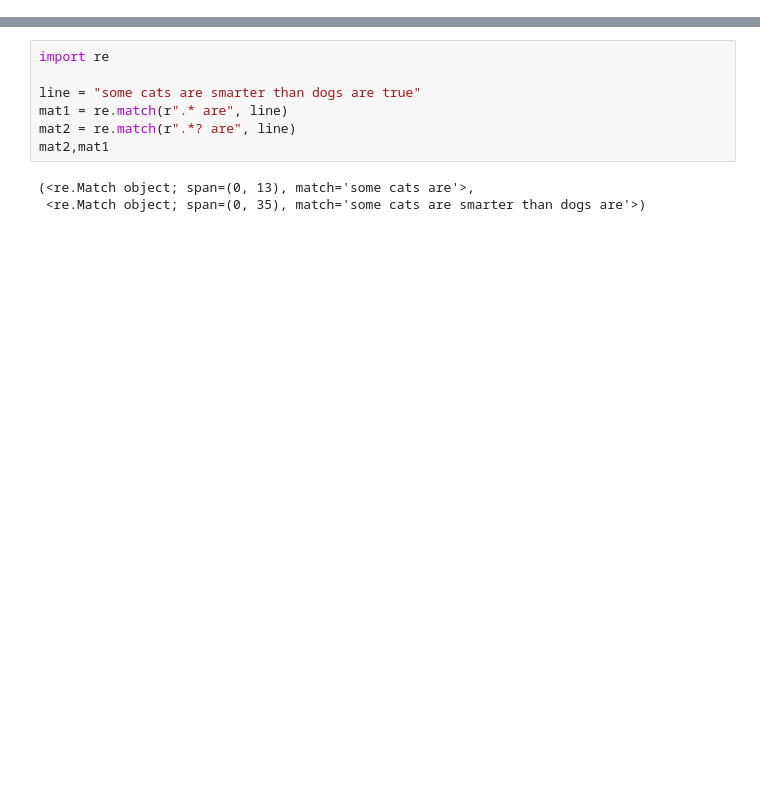
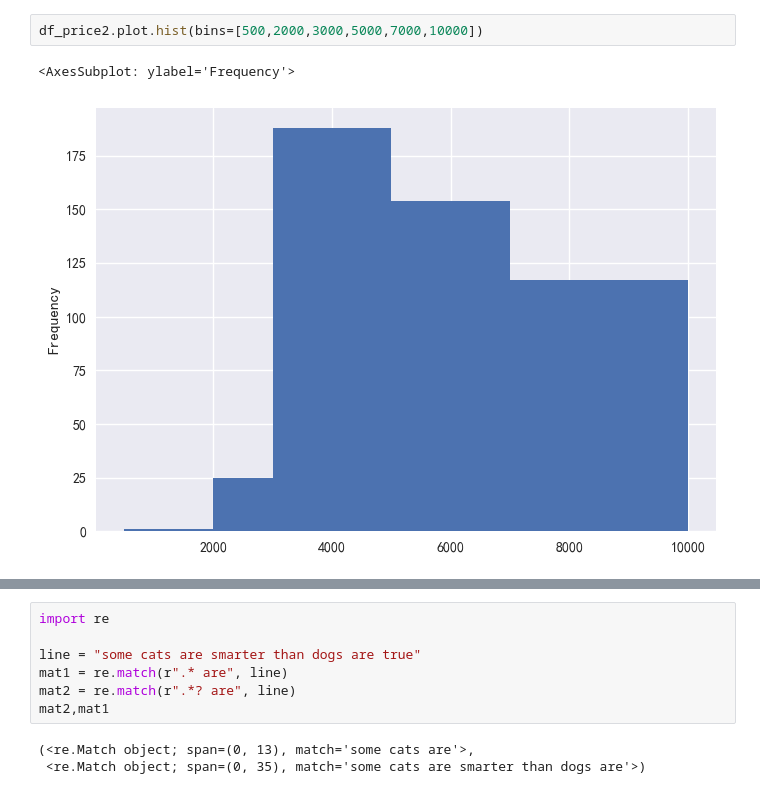
Before and after one commit to Marquis0065/pycharm_token2, a Jupyter notebook: jupyter.ipynb, the cells around one changed output, grey strips where cells are left out. Drawn from its saved outputs; the diff is of its cells as text; blank space fills up the shorter version.

```diff
--- a/jupyter.ipynb
+++ b/jupyter.ipynb
@@ -0,0 +93,5 @@
+# %%
+df_price2.plot.hist(bins=[500,2000,3000,5000,7000,10000])
+# %% [output]
+<AxesSubplot: ylabel='Frequency'>
+[figure, added]
```
Also changed, not shown: parts of 131 cells of this notebook, 1 other file.
